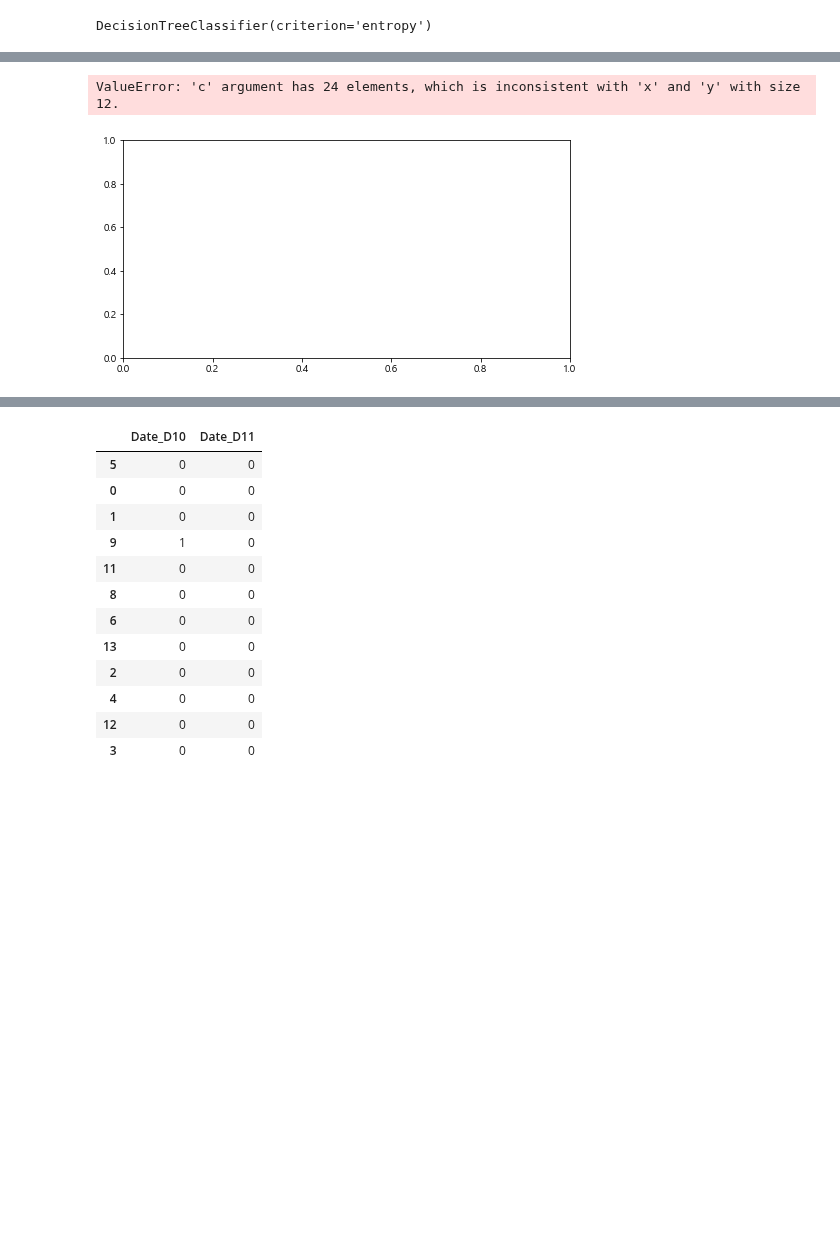
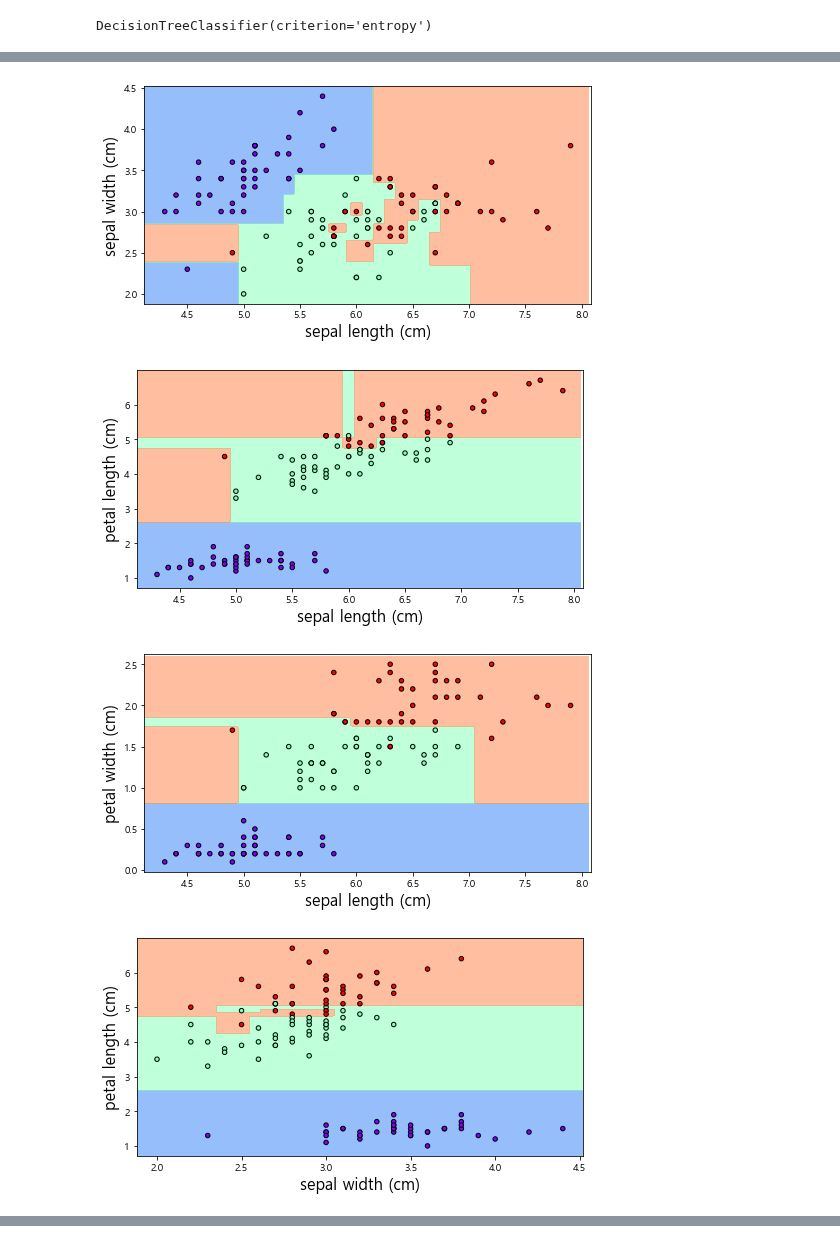
Before and after one commit to unknown-jun/Machine_Learning, a Jupyter notebook: ML_Myself/M_06. Decision Tree.ipynb, the cells around one changed output, grey strips where cells are left out. Saved outputs shown, nothing was run; the diff lists cells and outputs as text; code cells hidden in the pictures; blank space fills up the shorter version.

```diff
--- a/ML_Myself/M_06. Decision Tree.ipynb
+++ b/ML_Myself/M_06. Decision Tree.ipynb
@@ -168,3 +168,12 @@ graphviz.Source(tree_vi)
 # %% [markdown]
 # 결정트리 하이퍼파라미터
 ![image](https://user-images.githubusercontent.com/70187490/128495313-e3a9e5a8-1dca-4522-b41b-92873cac9ae3.png)
+# %%
+from sklearn.datasets import load_iris
+import matplotlib.pyplot as plt
+import numpy as np
+
+iris = load_iris()
+
+dt_clf = DecisionTreeClassifier(random_state=156)
+X_train, X_test, y_train, y_test = train_test_split(iris.data, iris.target, test_size=0.2, random_state=156)
@@ -171,44 +208,8 @@ graphviz.Source(tree_vi)
 # %%
-from sklearn.datasets import load_iris
-import matplotlib.pyplot as plt
-import numpy as np
-
-iris = load_iris()
-
-dt_clf = DecisionTreeClassifier(random_state=156)
-
-def visualize_boundary(estimator, X, y, columns, title=None):
-
-    X=X.to_numpy()
-    y=y.to_numpy()
-    estimator.fit(X, y)
-    fig, ax = plt.subplots(figsize=(8, 4))
-    ax.scatter(X[:,0], X[:,1], c=y, cmap='rainbow', edgecolor='k', s=20, zorder=3);
-    ax.axis('tight')
-
-    xlim_start, xlim_end = ax.get_xlim()
-    ylim_start, ylim_end = ax.get_ylim()
-
-    xx, yy = np.meshgrid( np.arange(xlim_start, xlim_end, 0.02),
-                          np.arange(ylim_start, ylim_end, 0.02))
-
-    Z = estimator.predict(np.c_[xx.ravel(), yy.ravel()])
-    Z = Z.reshape(xx.shape)
-
-    ax.contourf(xx, yy, Z, alpha=0.5,
-                           levels=np.arange(len(np.unique(y)) + 1) - 0.5,
-                           cmap='rainbow');
-
-    plt.xlabel(iris.feature_names[columns[0]], fontsize=16)
-    plt.ylabel(iris.feature_names[columns[1]], fontsize=16)
-
-    if title == None:
-        pass
-    else:
-        plt.title(str(title), fontsize=16)
-
 for i in [[0,1],[0,2],[0,3],[1,2],[1,3],[2,3]]:
-    visualize_boundary(dt_clf, X_train.iloc[:,i[0]:i[1]+1], y_train, i)
+    visualize_boundary(dt_clf, X_train[:,i], y_train, i)
 # %% [output]
-ValueError: 'c' argument has 24 elements, which is inconsistent with 'x' and 'y' with size 12.
-[figure, old version]
+[figure, new version]
+[figure, added]
+[figure, added]
+[figure, added]
@@ -215,16 +217,0 @@ ValueError: 'c' argument has 24 elements, which is inconsistent with 'x' and 'y'
-# %%
-X_train.iloc[:,1:3]
-# %% [output]
-|  | Date_D10 | Date_D11 |
-| 5 | 0 | 0 |
-| 0 | 0 | 0 |
-| 1 | 0 | 0 |
-| 9 | 1 | 0 |
-| 11 | 0 | 0 |
-| 8 | 0 | 0 |
-| 6 | 0 | 0 |
-| 13 | 0 | 0 |
-| 2 | 0 | 0 |
-| 4 | 0 | 0 |
-| 12 | 0 | 0 |
-| 3 | 0 | 0 |
```
Also changed, not shown: parts of 17 cells of this notebook.
